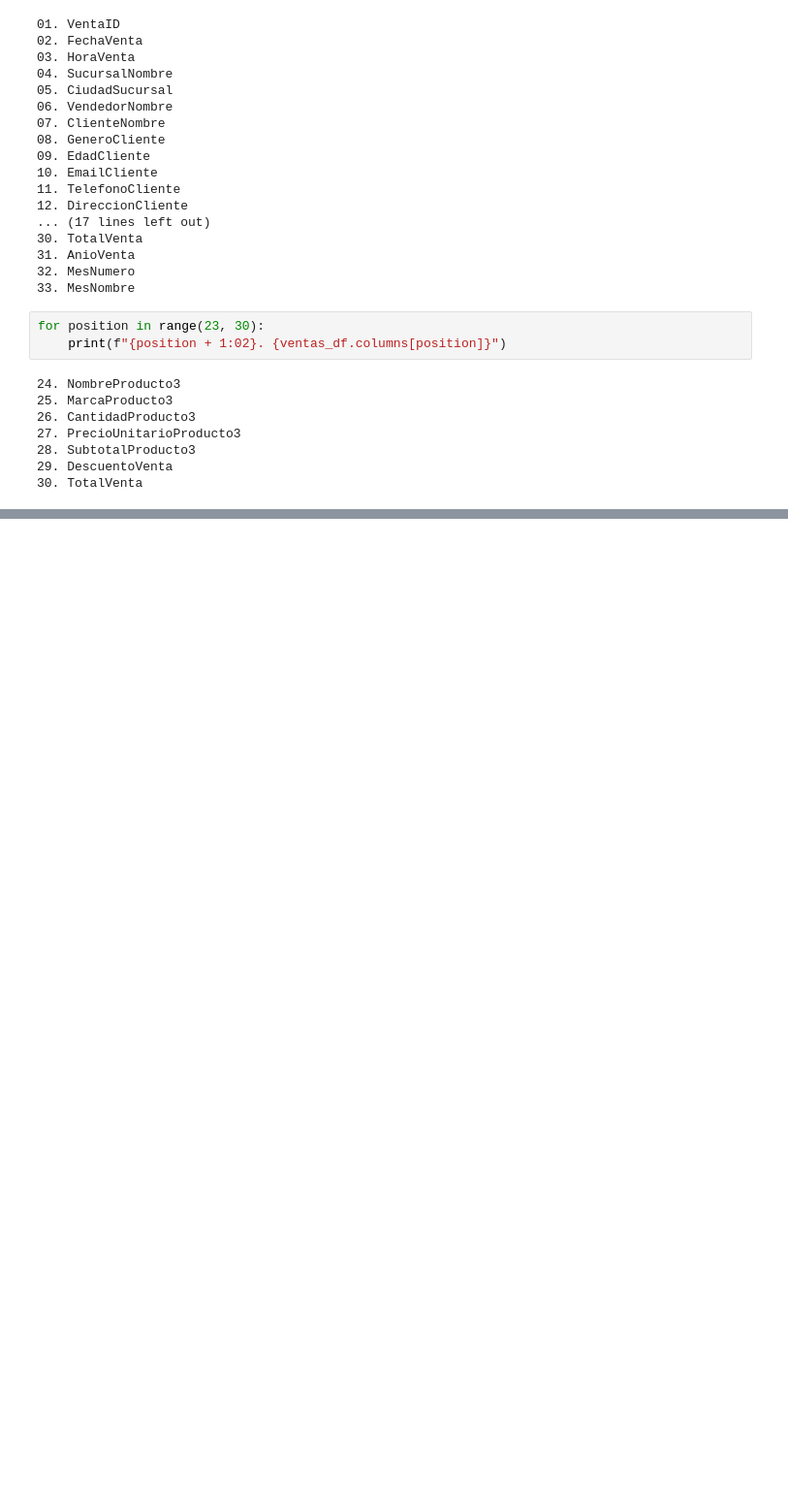
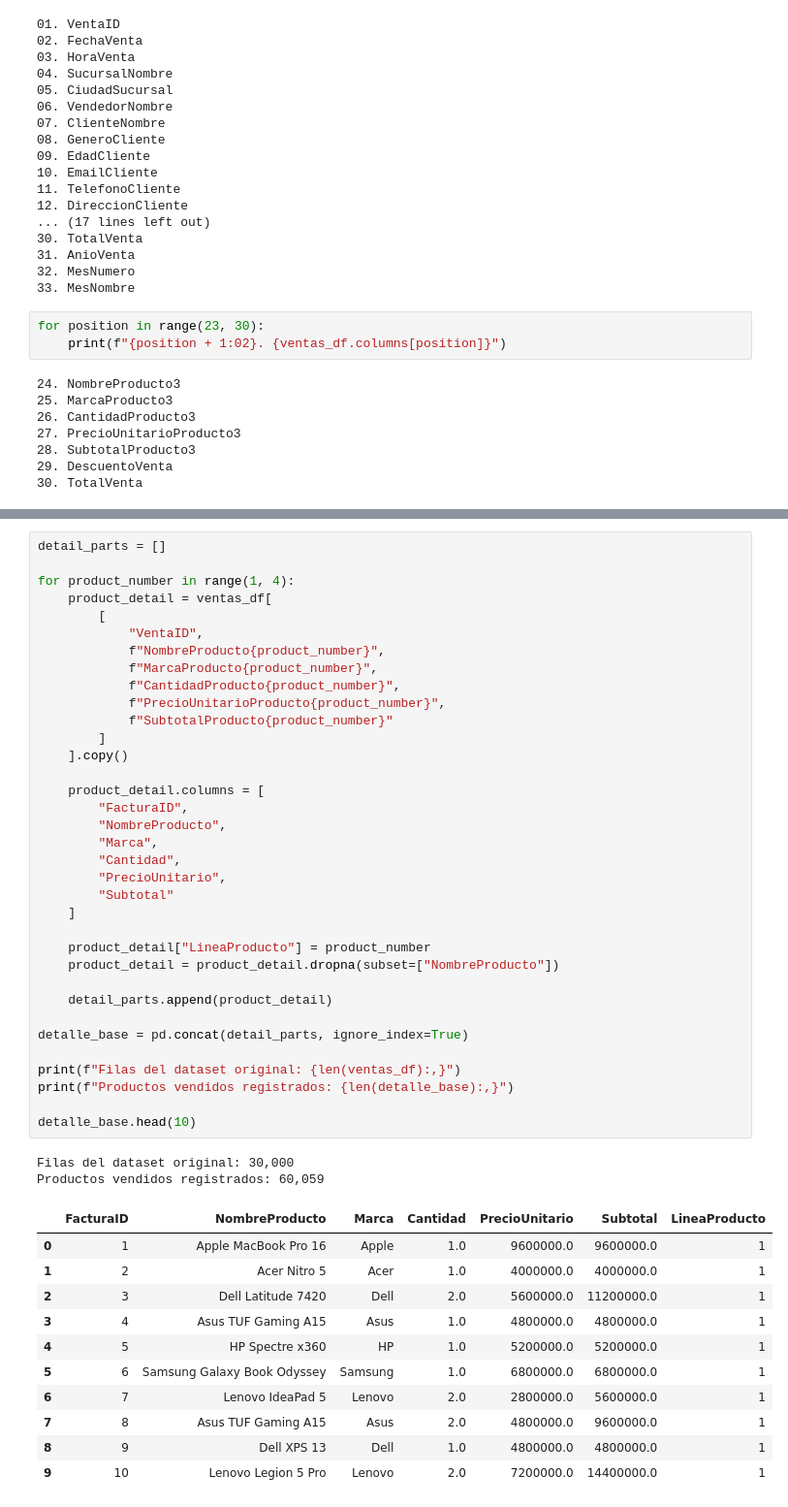
Before and after one commit to Dcuastumal/techcore-sales-analytics, a Jupyter notebook: Avance_2/Avance_2_Modelo_Relacional.ipynb, the cells around one changed output, grey strips where cells are left out. Shown at 97% size. Cells and saved outputs as stored; diff of their text form; blank space fills up the shorter version.

```diff
--- a/Avance_2/Avance_2_Modelo_Relacional.ipynb
+++ b/Avance_2/Avance_2_Modelo_Relacional.ipynb
@@ -68,0 +140,49 @@ for position in range(23, 30):
+# %%
+detail_parts = []
+
+for product_number in range(1, 4):
+    product_detail = ventas_df[
+        [
+            "VentaID",
+            f"NombreProducto{product_number}",
+            f"MarcaProducto{product_number}",
+            f"CantidadProducto{product_number}",
+            f"PrecioUnitarioProducto{product_number}",
+            f"SubtotalProducto{product_number}"
+        ]
+    ].copy()
+
+    product_detail.columns = [
+        "FacturaID",
+        "NombreProducto",
+        "Marca",
+        "Cantidad",
+        "PrecioUnitario",
+        "Subtotal"
+    ]
+
+    product_detail["LineaProducto"] = product_number
+    product_detail = product_detail.dropna(subset=["NombreProducto"])
+
+    detail_parts.append(product_detail)
+
+detalle_base = pd.concat(detail_parts, ignore_index=True)
+
+print(f"Filas del dataset original: {len(ventas_df):,}")
+print(f"Productos vendidos registrados: {len(detalle_base):,}")
+
+detalle_base.head(10)
+# %% [output]
+Filas del dataset original: 30,000
+Productos vendidos registrados: 60,059
+|  | FacturaID | NombreProducto | Marca | Cantidad | PrecioUnitario | Subtotal | LineaProducto |
+| 0 | 1 | Apple MacBook Pro 16 | Apple | 1.0 | 9600000.0 | 9600000.0 | 1 |
+| 1 | 2 | Acer Nitro 5 | Acer | 1.0 | 4000000.0 | 4000000.0 | 1 |
+| 2 | 3 | Dell Latitude 7420 | Dell | 2.0 | 5600000.0 | 11200000.0 | 1 |
+| 3 | 4 | Asus TUF Gaming A15 | Asus | 1.0 | 4800000.0 | 4800000.0 | 1 |
+| 4 | 5 | HP Spectre x360 | HP | 1.0 | 5200000.0 | 5200000.0 | 1 |
+| 5 | 6 | Samsung Galaxy Book Odyssey | Samsung | 1.0 | 6800000.0 | 6800000.0 | 1 |
+| 6 | 7 | Lenovo IdeaPad 5 | Lenovo | 2.0 | 2800000.0 | 5600000.0 | 1 |
+| 7 | 8 | Asus TUF Gaming A15 | Asus | 2.0 | 4800000.0 | 9600000.0 | 1 |
+| 8 | 9 | Dell XPS 13 | Dell | 1.0 | 4800000.0 | 4800000.0 | 1 |
+| 9 | 10 | Lenovo Legion 5 Pro | Lenovo | 2.0 | 7200000.0 | 14400000.0 | 1 |
```
Also changed, not shown: parts of 29 cells of this notebook, 3 other files.
